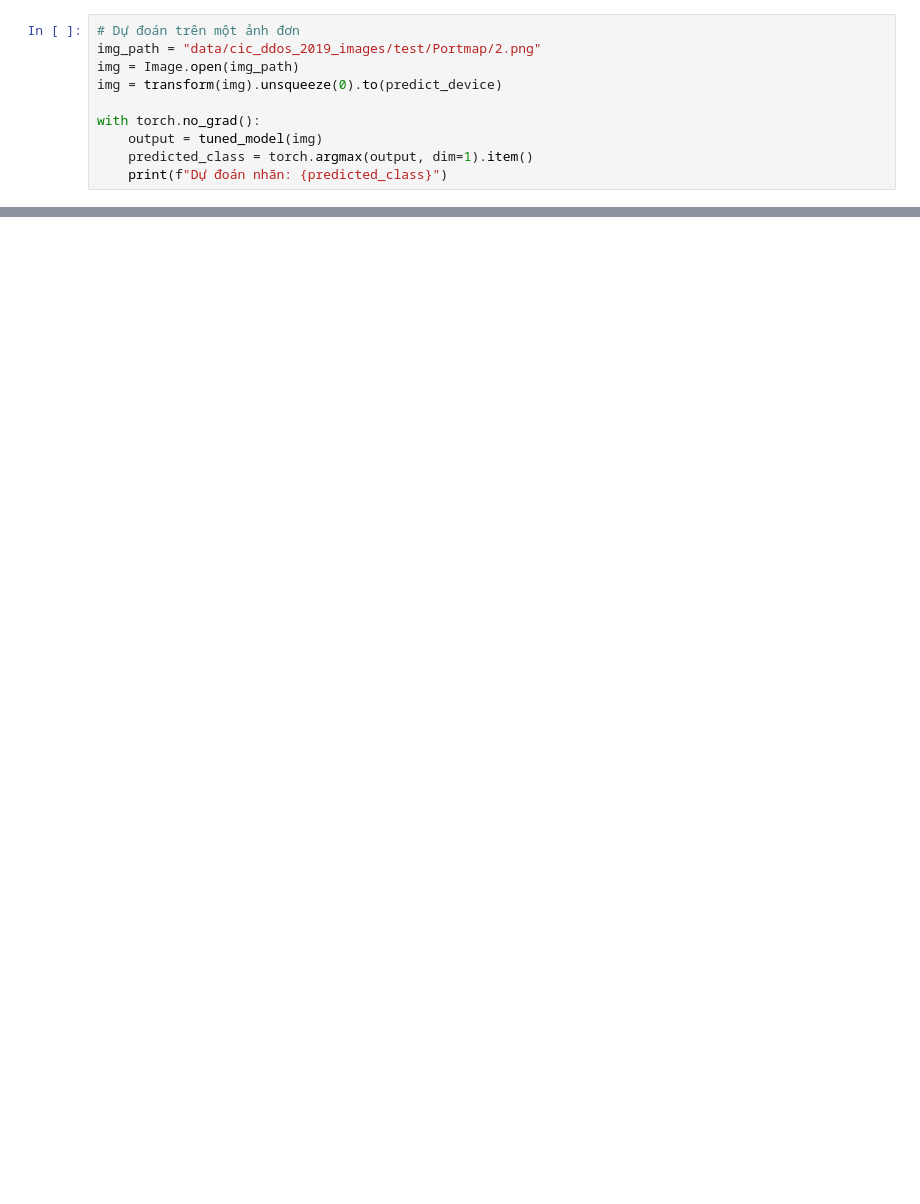
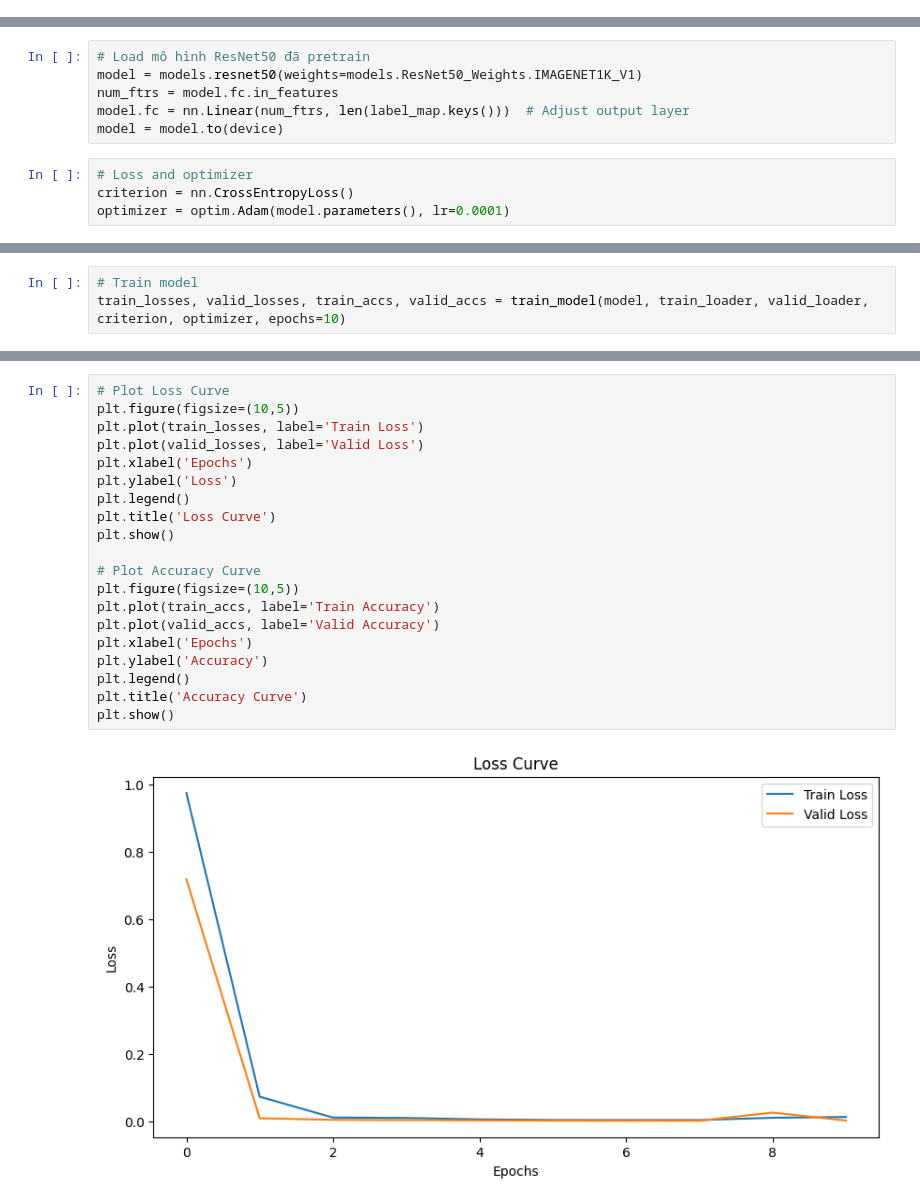
Before and after one commit to VinhTin-AQUA/IDS-RESNET-50-System, a Jupyter notebook: train_model/4_train_resnet50_model.ipynb, the cells around one changed output, grey strips where cells are left out. Drawn from its saved outputs; the diff is of its cells as text; blank space fills up the shorter version.

```diff
--- a/train_model/4_train_resnet50_model.ipynb
+++ b/train_model/4_train_resnet50_model.ipynb
@@ -191,10 +0,0 @@ transform = transforms.Compose([
-# %%
-# Dự đoán trên một ảnh đơn
-img_path = "data/cic_ddos_2019_images/test/Portmap/2.png"
-img = Image.open(img_path)
-img = transform(img).unsqueeze(0).to(predict_device)
-
-with torch.no_grad():
-    output = tuned_model(img)
-    predicted_class = torch.argmax(output, dim=1).item()
-    print(f"Dự đoán nhãn: {predicted_class}")
@@ -269,0 +127,10 @@ weighted avg       0.95      0.97      0.96      3288
+# %%
+# Load mô hình ResNet50 đã pretrain
+model = models.resnet50(weights=models.ResNet50_Weights.IMAGENET1K_V1)
+num_ftrs = model.fc.in_features
+model.fc = nn.Linear(num_ftrs, len(label_map.keys()))  # Adjust output layer
+model = model.to(device)
+# %%
+# Loss and optimizer
+criterion = nn.CrossEntropyLoss()
+optimizer = optim.Adam(model.parameters(), lr=0.0001)
@@ -269,0 +174,3 @@ weighted avg       0.95      0.97      0.96      3288
+# %%
+# Train model
+train_losses, valid_losses, train_accs, valid_accs = train_model(model, train_loader, valid_loader, criterion, optimizer, epochs=10)
@@ -269,0 +191,22 @@ weighted avg       0.95      0.97      0.96      3288
+# %%
+# Plot Loss Curve
+plt.figure(figsize=(10,5))
+plt.plot(train_losses, label='Train Loss')
+plt.plot(valid_losses, label='Valid Loss')
+plt.xlabel('Epochs')
+plt.ylabel('Loss')
+plt.legend()
+plt.title('Loss Curve')
+plt.show()
+
+# Plot Accuracy Curve
+plt.figure(figsize=(10,5))
+plt.plot(train_accs, label='Train Accuracy')
+plt.plot(valid_accs, label='Valid Accuracy')
+plt.xlabel('Epochs')
+plt.ylabel('Accuracy')
+plt.legend()
+plt.title('Accuracy Curve')
+plt.show()
+# %% [output]
+[figure, added]
```
Also changed, not shown: parts of 48 cells of this notebook, 2 other files.
